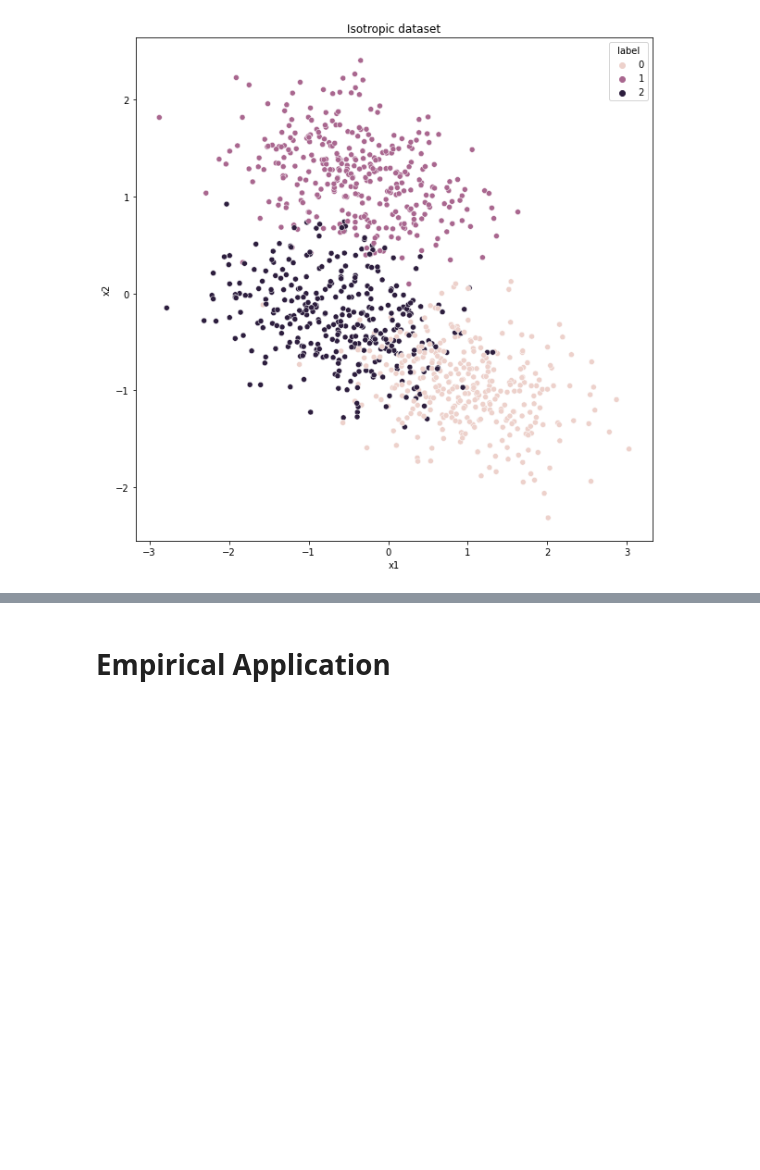
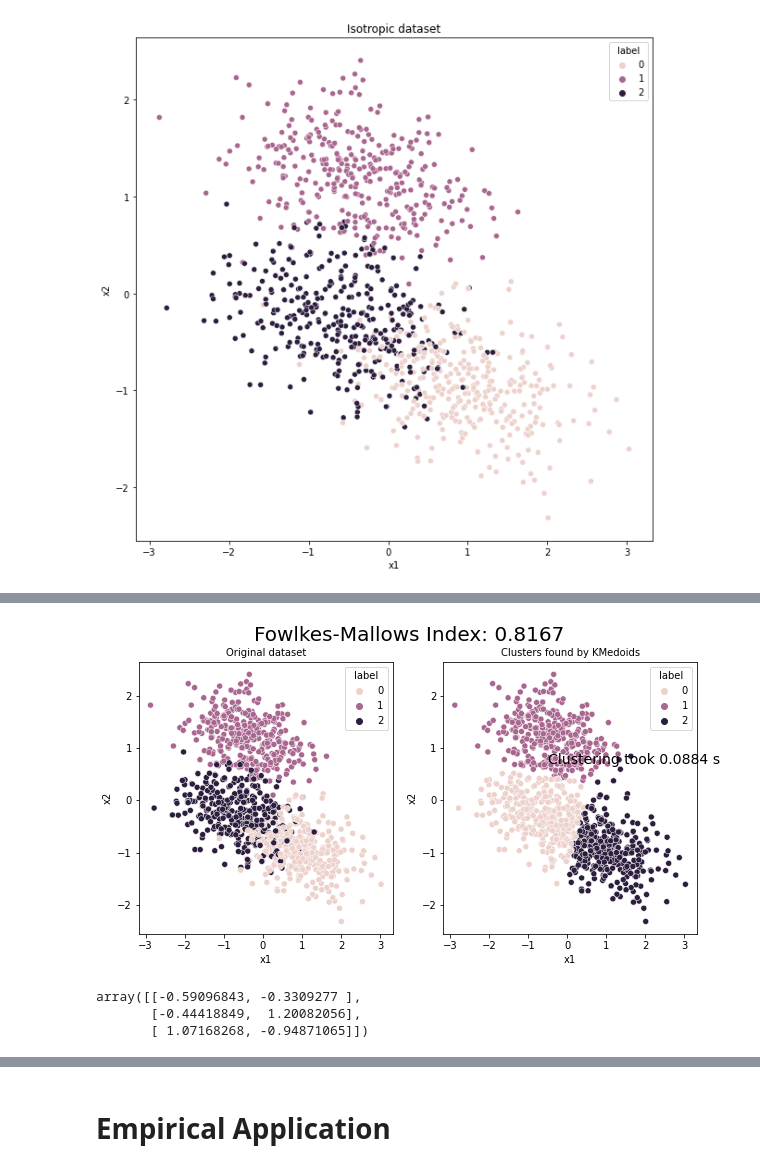
Before and after one commit to JonathanWillnow/CompuStatsClustering, a Jupyter notebook: FinalProject.ipynb, the cells around one changed output, grey strips where cells are left out. Drawn from its saved outputs; the diff is of its cells as text; code cells hidden in the pictures; blank space fills up the shorter version.

```diff
--- a/FinalProject.ipynb
+++ b/FinalProject.ipynb
@@ -1036,0 +1077,11 @@ def simulation_study(data, algorithm, args, kwds):
+# %%
+kmedoids, metrics = simulation_study(100, data, skx_cluster.KMedoids, (), {'n_clusters':3,  "init": "random", "max_iter": 300})
+# %% [output]
+[figure, added]
+# %%
+# Cluster centers, i.e. medoids (elements from the original dataset)
+kmedoids.cluster_centers_
+# %% [output]
+array([[-0.59096843, -0.3309277 ],
+       [-0.44418849,  1.20082056],
+       [ 1.07168268, -0.94871065]])
```
Also changed, not shown: parts of 17 cells of this notebook.
